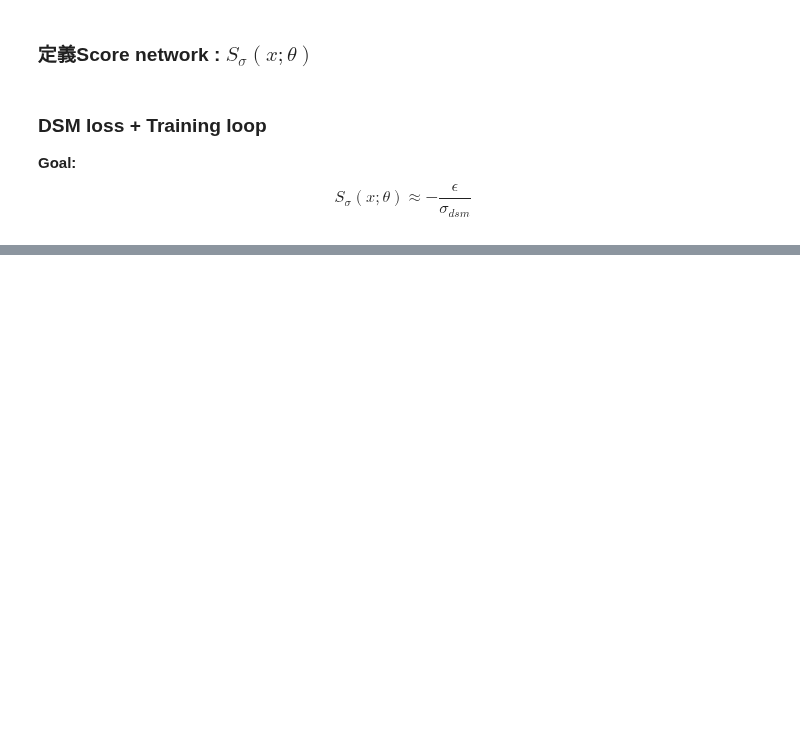
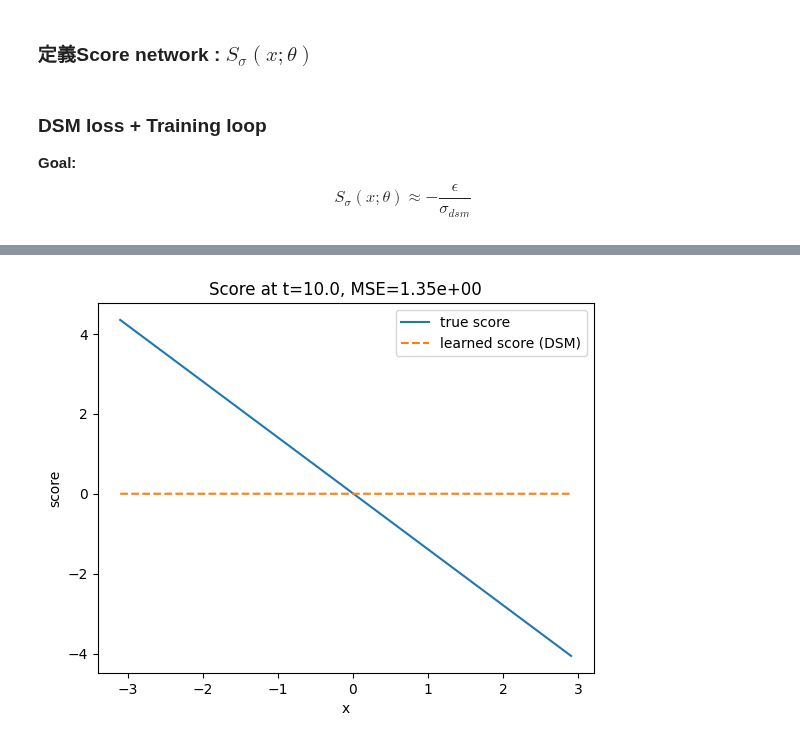
Before and after one commit to XuanWeiWang-999/2025Autumn_ML-project-DiffusionModel_02, a Jupyter notebook: 20251126_code/1D Gaussian_DSM.ipynb, the cells around one changed output, grey strips where cells are left out. Saved outputs shown, nothing was run; the diff lists cells and outputs as text; code cells hidden in the pictures; blank space fills up the shorter version.

```diff
--- a/20251126_code/1D Gaussian_DSM.ipynb
+++ b/20251126_code/1D Gaussian_DSM.ipynb
@@ -196,0 +262,20 @@ KeyboardInterrupt:
+# %%
+# 選一個時間，直接畫出 score(x,t) 的曲線
+t_eval = 10.0
+
+mse, x_arr, s_true, s_hat = eval_score_mse_at_t(t_eval)
+
+order = np.argsort(x_arr[:,0])
+x_sorted = x_arr[order,0]
+s_true_sorted = s_true[order,0]
+s_hat_sorted  = s_hat[order,0]
+
+plt.plot(x_sorted, s_true_sorted, label="true score")
+plt.plot(x_sorted, s_hat_sorted,  "--", label="learned score (DSM)")
+plt.xlabel("x")
+plt.ylabel("score")
+plt.title(f"Score at t={t_eval}, MSE={mse:.2e}")
+plt.legend()
+plt.show()
+# %% [output]
+[figure, added]
```
Also changed, not shown: parts of 6 cells of this notebook.
